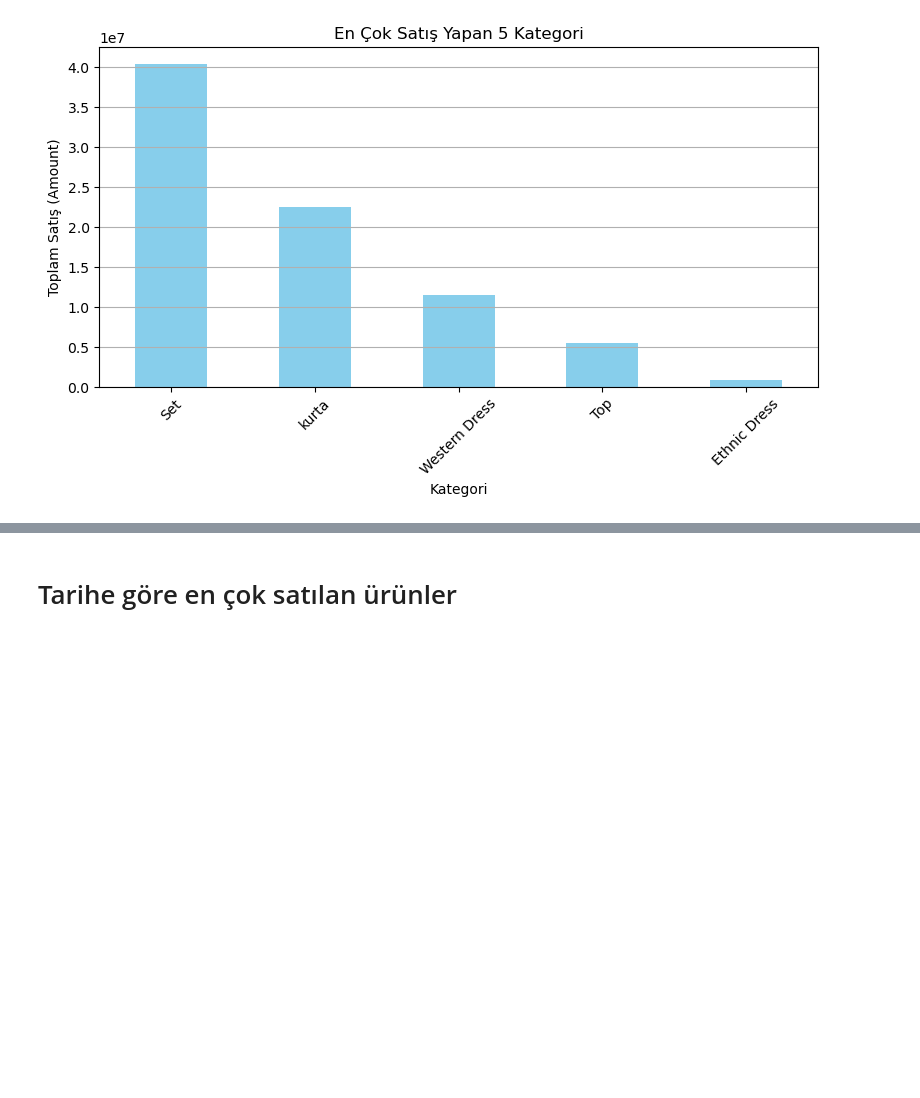
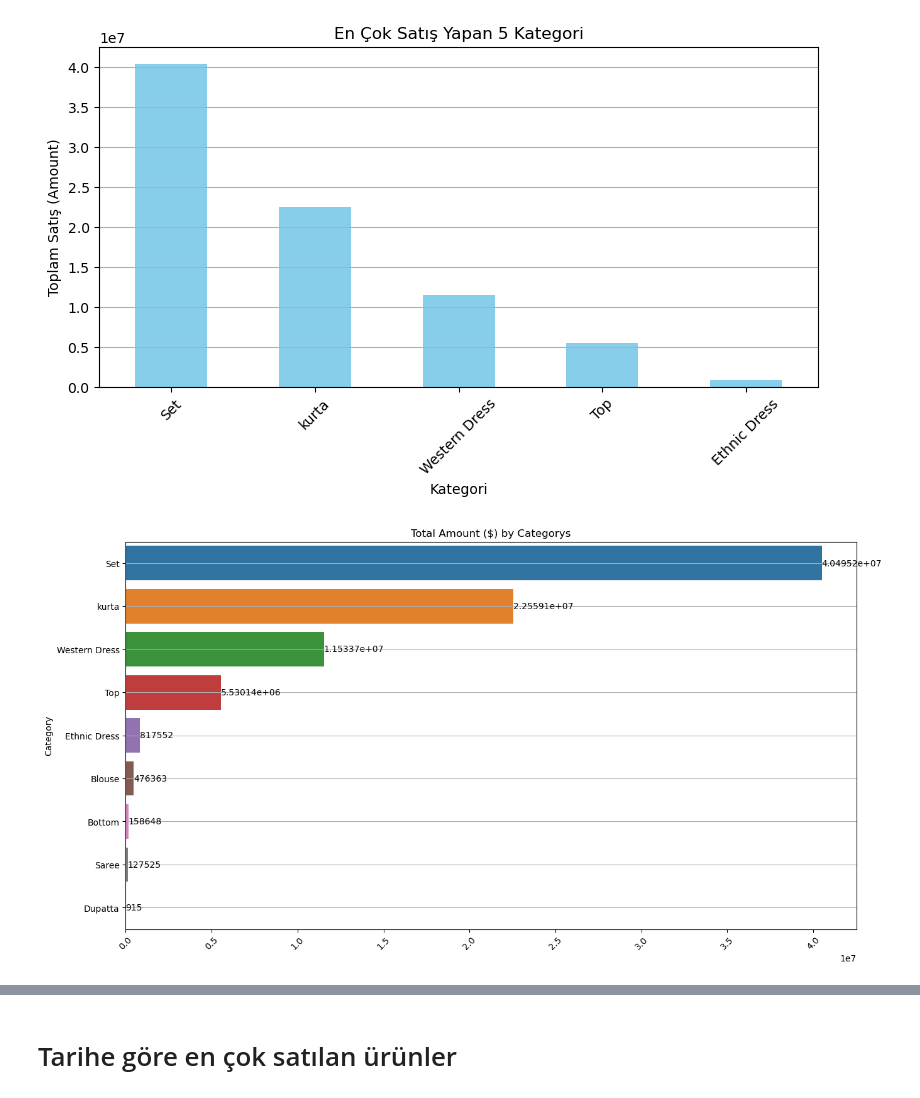
Before and after one commit to nur922/Python-Data-Analysis, a Jupyter notebook: AmazonSaleAnalysis.ipynb, the cells around one changed output, grey strips where cells are left out. Cells and saved outputs as stored; diff of their text form; code cells hidden in the pictures; blank space fills up the shorter version.

```diff
--- a/AmazonSaleAnalysis.ipynb
+++ b/AmazonSaleAnalysis.ipynb
@@ -201,3 +271,17 @@ plt.tight_layout()
 plt.show()
 # %% [output]
 [figure]
+# %%
+best_category=df.groupby("Category")["Amount"].sum().sort_values(ascending=False)
+plt.figure(figsize=(15,8))
+ax=sbn.barplot(x=best_category.values, y=best_category.index, data=df)
+plt.title("Total Amount ($) by Categorys")
+plt.xticks(rotation=45)
+plt.grid(axis="y")
+
+for container in ax.containers:
+    ax.bar_label(container)
+
+plt.show()
+# %% [output]
+[figure, added]
```
Also changed, not shown: parts of 25 cells of this notebook.
